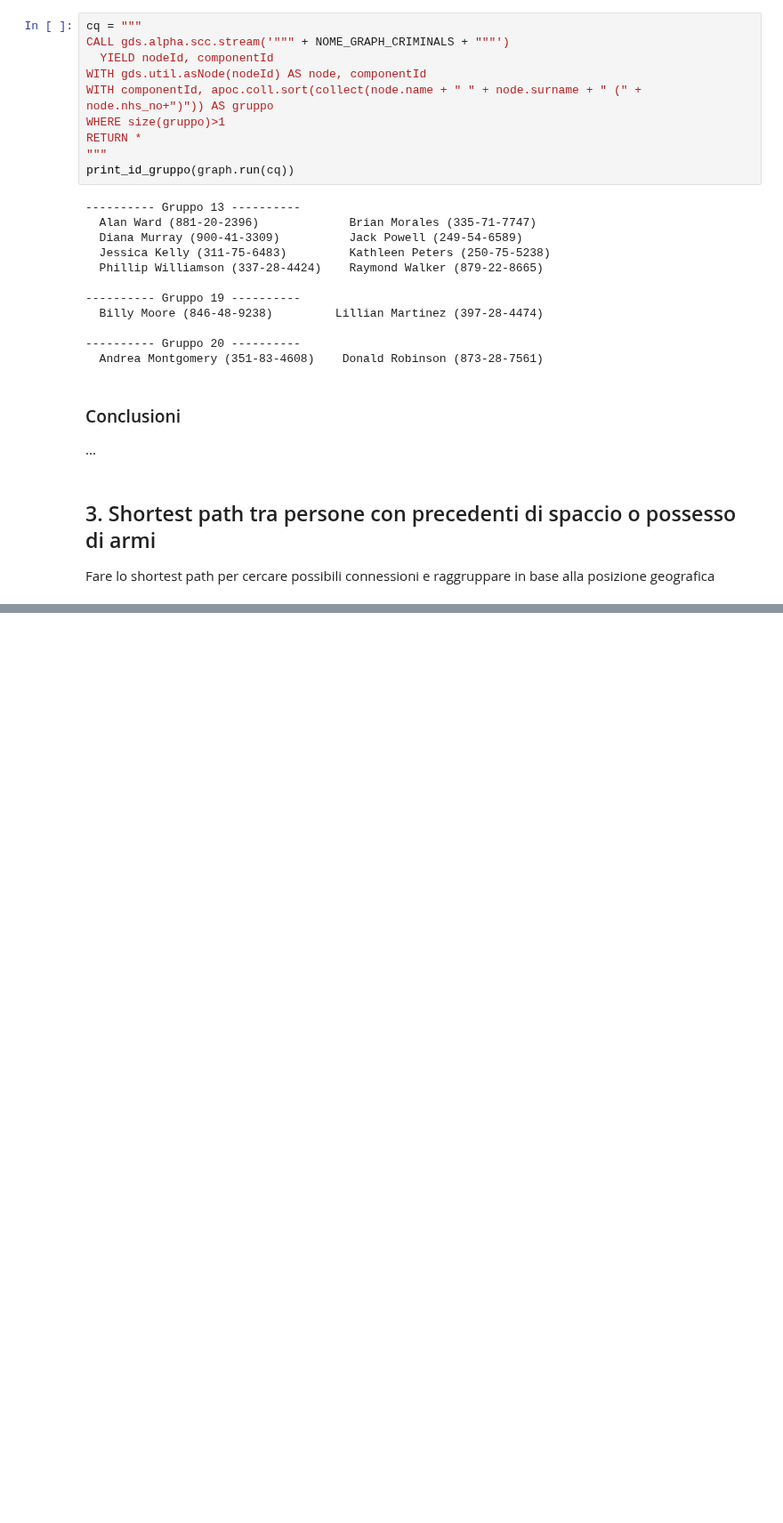
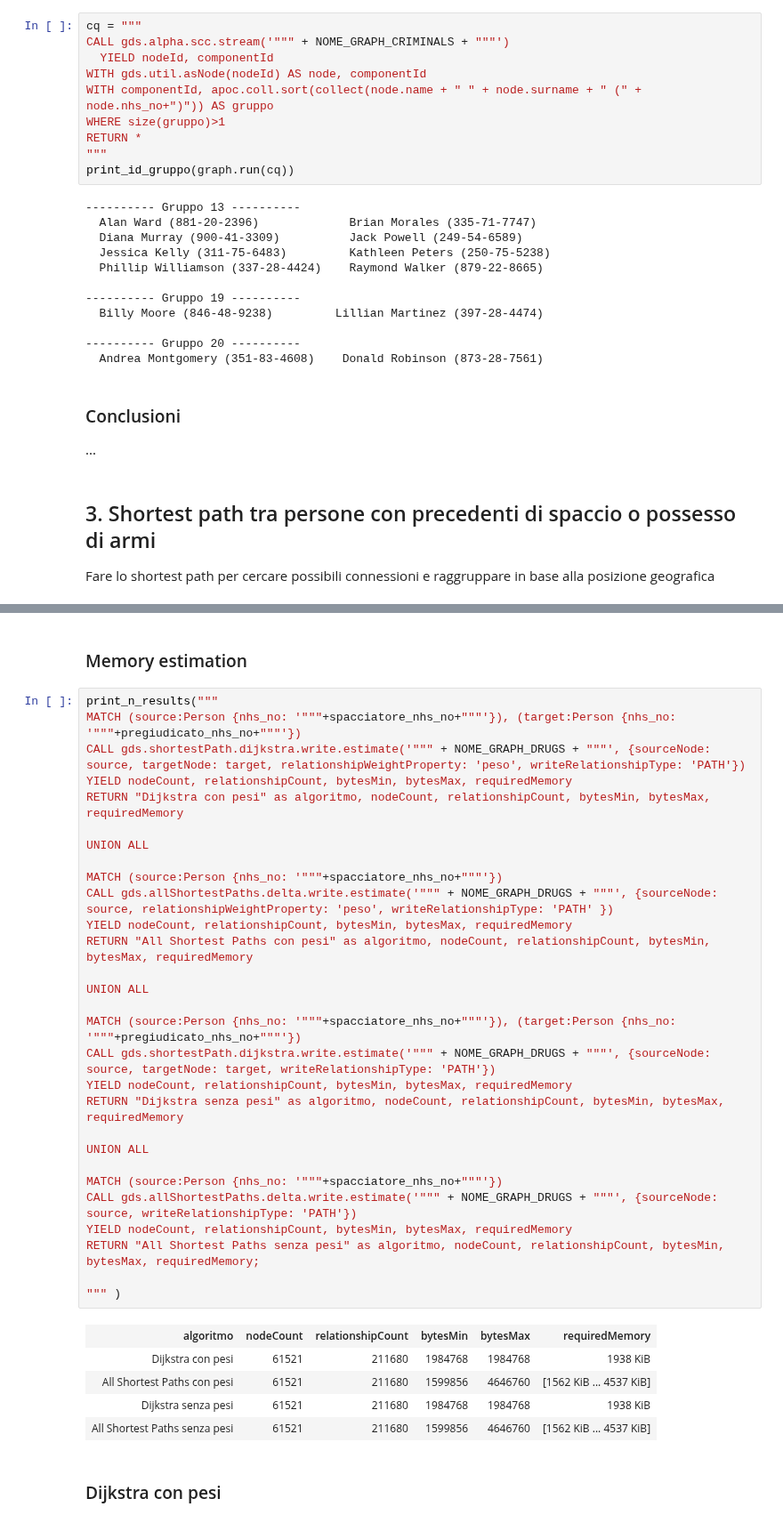
Before and after one commit to ElenaCurti/big-data, a Jupyter notebook: Attivita_06_GraphAnalytics/applicazione.ipynb, the cells around one changed output, grey strips where cells are left out. Shown at 89% size. Cells and saved outputs as stored; diff of their text form; blank space fills up the shorter version.

```diff
--- a/Attivita_06_GraphAnalytics/applicazione.ipynb
+++ b/Attivita_06_GraphAnalytics/applicazione.ipynb
@@ -412,0 +450,39 @@ where c2<>c1 AND NOT EXISTS ( (c2)<--(:Person))
+# %% [markdown]
+### Memory estimation
+# %%
+print_n_results("""
+MATCH (source:Person {nhs_no: '"""+spacciatore_nhs_no+"""'}), (target:Person {nhs_no: '"""+pregiudicato_nhs_no+"""'})
+CALL gds.shortestPath.dijkstra.write.estimate('""" + NOME_GRAPH_DRUGS + """', {sourceNode: source, targetNode: target, relationshipWeightProperty: 'peso', writeRelationshipType: 'PATH'})
+YIELD nodeCount, relationshipCount, bytesMin, bytesMax, requiredMemory
+RETURN "Dijkstra con pesi" as algoritmo, nodeCount, relationshipCount, bytesMin, bytesMax, requiredMemory
+
+UNION ALL
+
+MATCH (source:Person {nhs_no: '"""+spacciatore_nhs_no+"""'})
+CALL gds.allShortestPaths.delta.write.estimate('""" + NOME_GRAPH_DRUGS + """', {sourceNode: source, relationshipWeightProperty: 'peso', writeRelationshipType: 'PATH' })
+YIELD nodeCount, relationshipCount, bytesMin, bytesMax, requiredMemory
+RETURN "All Shortest Paths con pesi" as algoritmo, nodeCount, relationshipCount, bytesMin, bytesMax, requiredMemory
+
+UNION ALL
+
+MATCH (source:Person {nhs_no: '"""+spacciatore_nhs_no+"""'}), (target:Person {nhs_no: '"""+pregiudicato_nhs_no+"""'})
+CALL gds.shortestPath.dijkstra.write.estimate('""" + NOME_GRAPH_DRUGS + """', {sourceNode: source, targetNode: target, writeRelationshipType: 'PATH'})
+YIELD nodeCount, relationshipCount, bytesMin, bytesMax, requiredMemory
+RETURN "Dijkstra senza pesi" as algoritmo, nodeCount, relationshipCount, bytesMin, bytesMax, requiredMemory
+
+UNION ALL
+
+MATCH (source:Person {nhs_no: '"""+spacciatore_nhs_no+"""'})
+CALL gds.allShortestPaths.delta.write.estimate('""" + NOME_GRAPH_DRUGS + """', {sourceNode: source, writeRelationshipType: 'PATH'})
+YIELD nodeCount, relationshipCount, bytesMin, bytesMax, requiredMemory
+RETURN "All Shortest Paths senza pesi" as algoritmo, nodeCount, relationshipCount, bytesMin, bytesMax, requiredMemory;
+
+""" )
+# %% [output]
+| algoritmo | nodeCount | relationshipCount | bytesMin | bytesMax | requiredMemory |
+| Dijkstra con pesi | 61521 | 211680 | 1984768 | 1984768 | 1938 KiB |
+| All Shortest Paths con pesi | 61521 | 211680 | 1599856 | 4646760 | [1562 KiB ... 4537 KiB] |
+| Dijkstra senza pesi | 61521 | 211680 | 1984768 | 1984768 | 1938 KiB |
+| All Shortest Paths senza pesi | 61521 | 211680 | 1599856 | 4646760 | [1562 KiB ... 4537 KiB] |
+# %% [markdown]
+### Dijkstra con pesi
```
Also changed, not shown: parts of 30 cells of this notebook, 6 other files.
